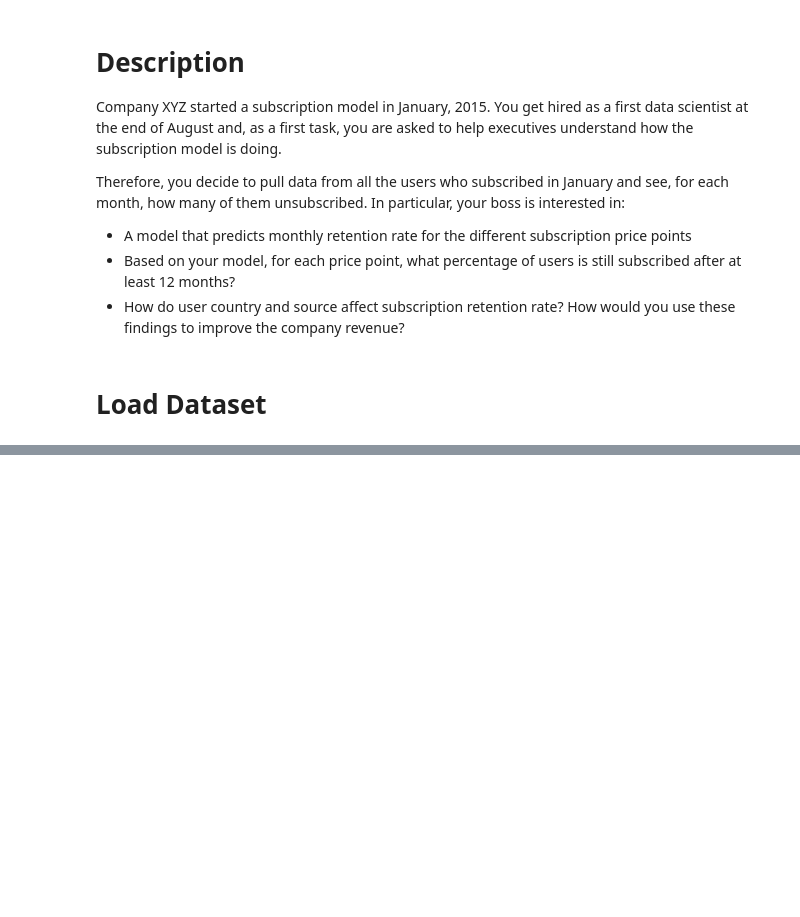
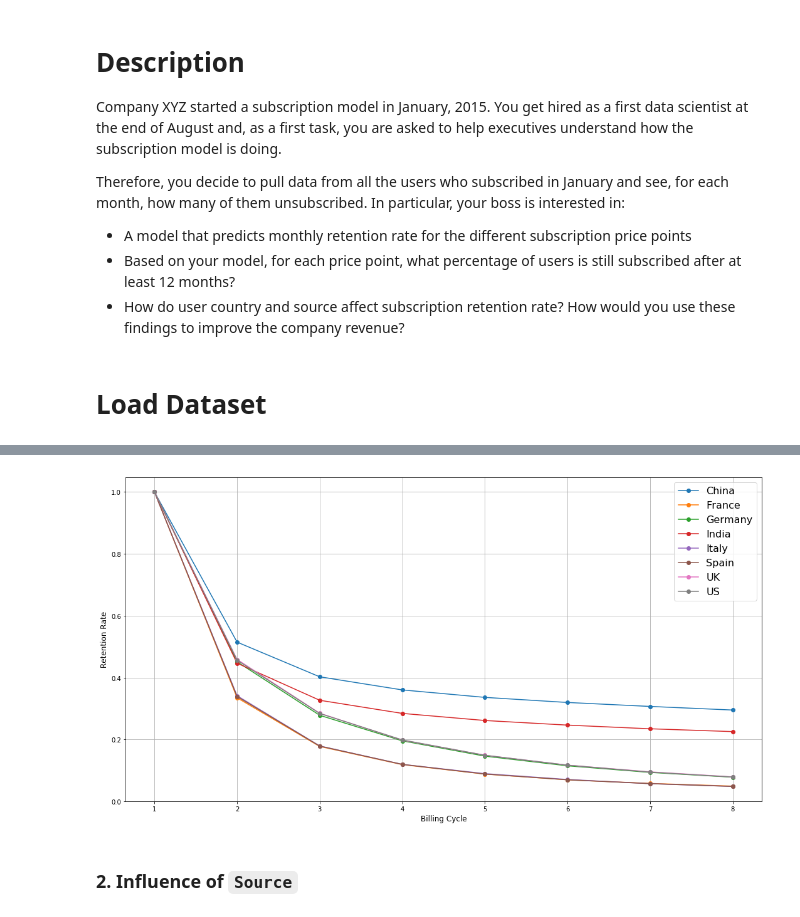
Before and after one commit to JifuZhao/DS-Take-Home, a Jupyter notebook: 19. Subscription Retention Rate.ipynb, the cells around one changed output, grey strips where cells are left out. Saved outputs shown, nothing was run; the diff lists cells and outputs as text; code cells hidden in the pictures; blank space fills up the shorter version.

```diff
--- a/19. Subscription Retention Rate.ipynb
+++ b/19. Subscription Retention Rate.ipynb
@@ -34,0 +174,4 @@ data.describe()
+# %%
+# calculate the retention rate for each montly cost
+grouped = data.groupby('country').apply(retention_rate)
+grouped
@@ -34,0 +189,14 @@ data.describe()
+# %%
+# visualization
+fig, ax = plt.subplots(figsize=(15, 8))
+grouped.T.plot(kind='line', marker='o', ax=ax)
+ax.set_xlabel('Billing Cycle', fontsize=12)
+ax.set_ylabel('Retention Rate', fontsize=12)
+ax.grid(True)
+ax.legend(fontsize=16)
+plt.tight_layout()
+plt.show()
+# %% [output]
+[figure, added]
+# %% [markdown]
+### 2. Influence of `Source`
```
Also changed, not shown: parts of 20 cells of this notebook.
